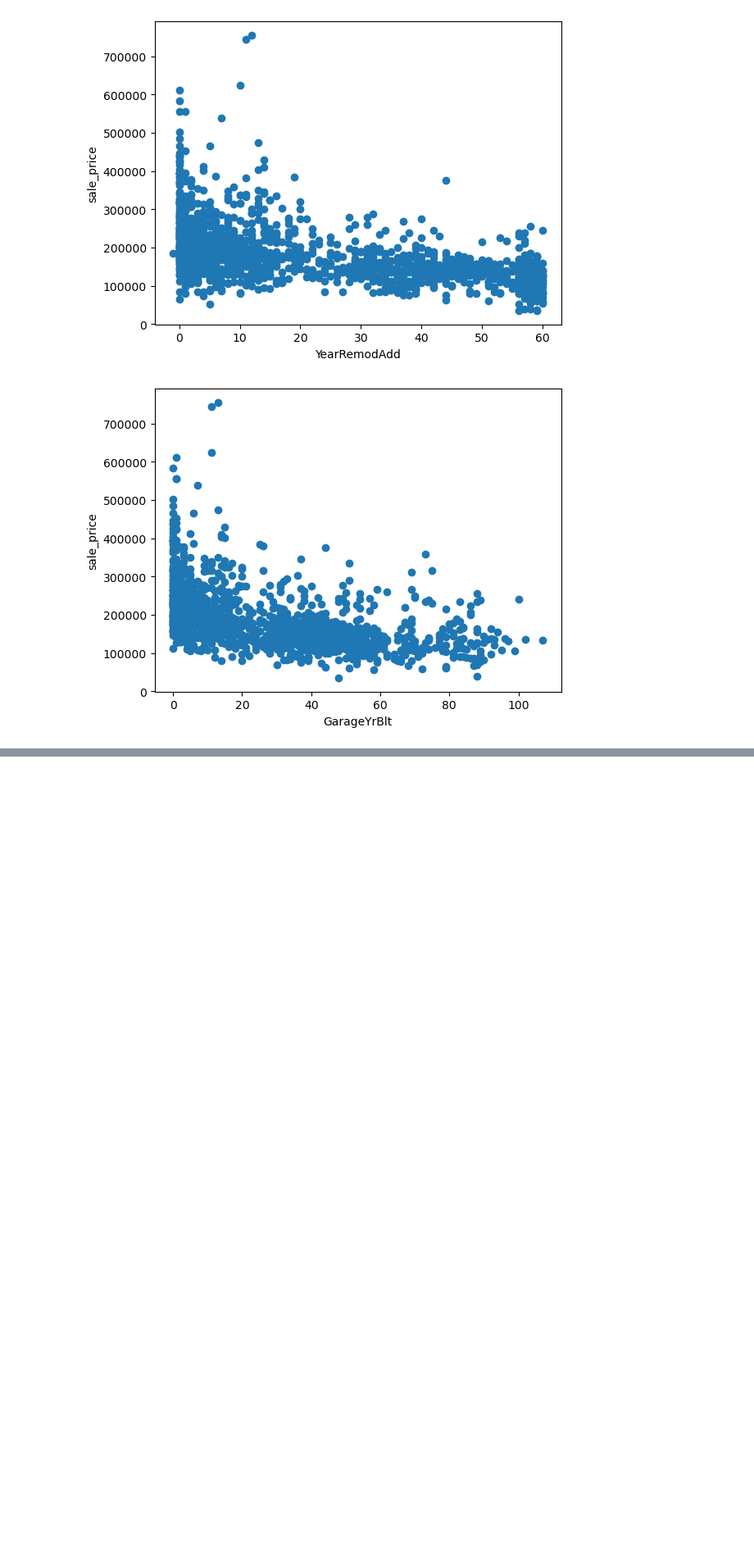
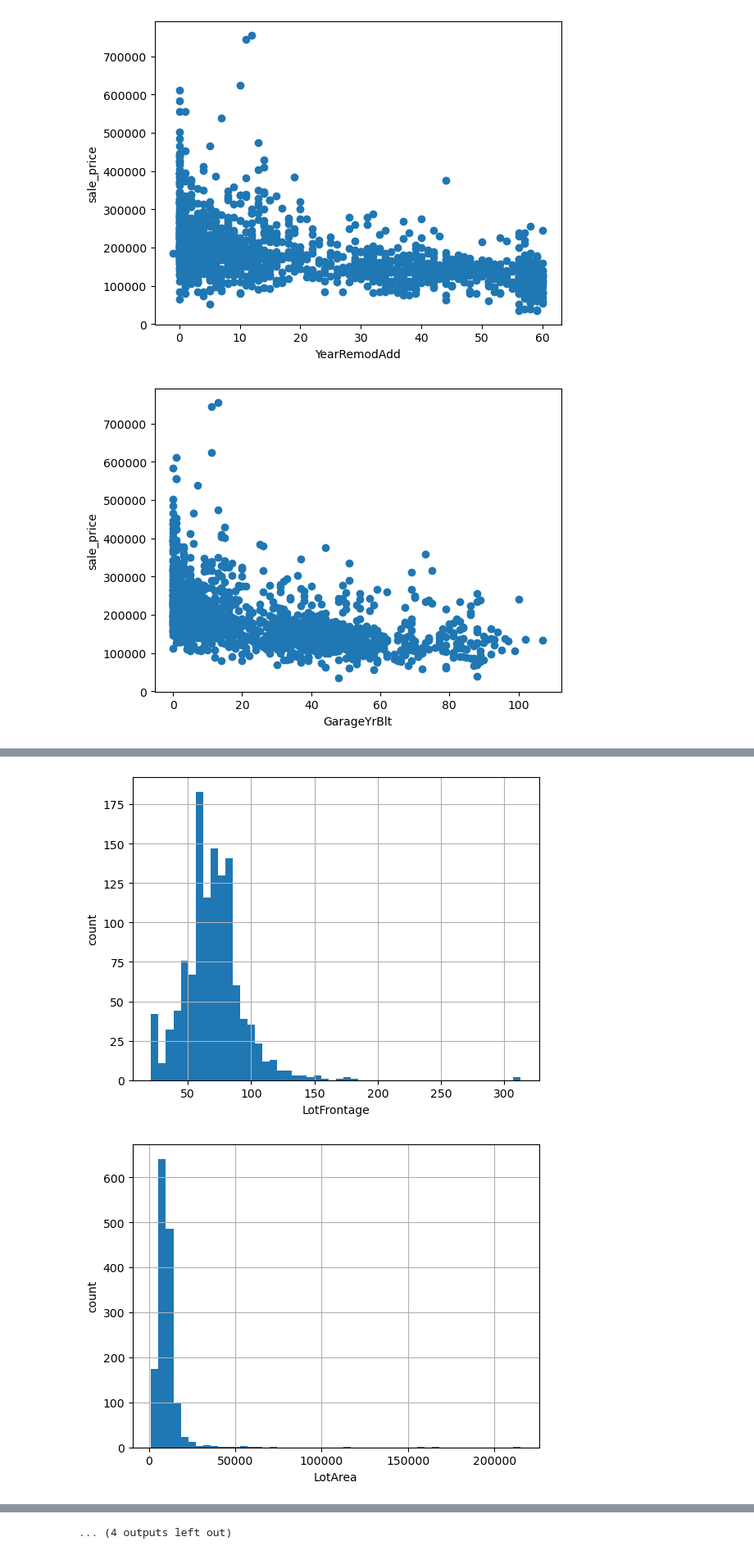
Before and after one commit to Ravi-Kumar-Yadav-6289/Amazon-Reviews-Extraction, a Jupyter notebook: Advance House Price Prediction/main_notebook.ipynb, the cells around one changed output, grey strips where cells are left out. Shown at 82% size. Cells and saved outputs as stored; diff of their text form; code cells hidden in the pictures; blank space fills up the shorter version.

```diff
--- a/Advance House Price Prediction/main_notebook.ipynb
+++ b/Advance House Price Prediction/main_notebook.ipynb
@@ -119,0 +140,14 @@ print(cat_features)
+# %%
+#extracting continuous features from the exisiting numerical features
+
+cont_features = [feature for feature in numerical_features if feature not in cat_features+year_features+['Id']]
+# %%
+for feature in cont_features:
+    data= df.copy()
+    data[feature].hist(bins=50)
+    plt.xlabel(feature)
+    plt.ylabel("count")
+    plt.show()
+# %% [output]
+[figure, added]
+[figure, added]
@@ -119,0 +164 @@ print(cat_features)
+... (4 outputs left out)
```
Also changed, not shown: parts of 3 cells of this notebook.
